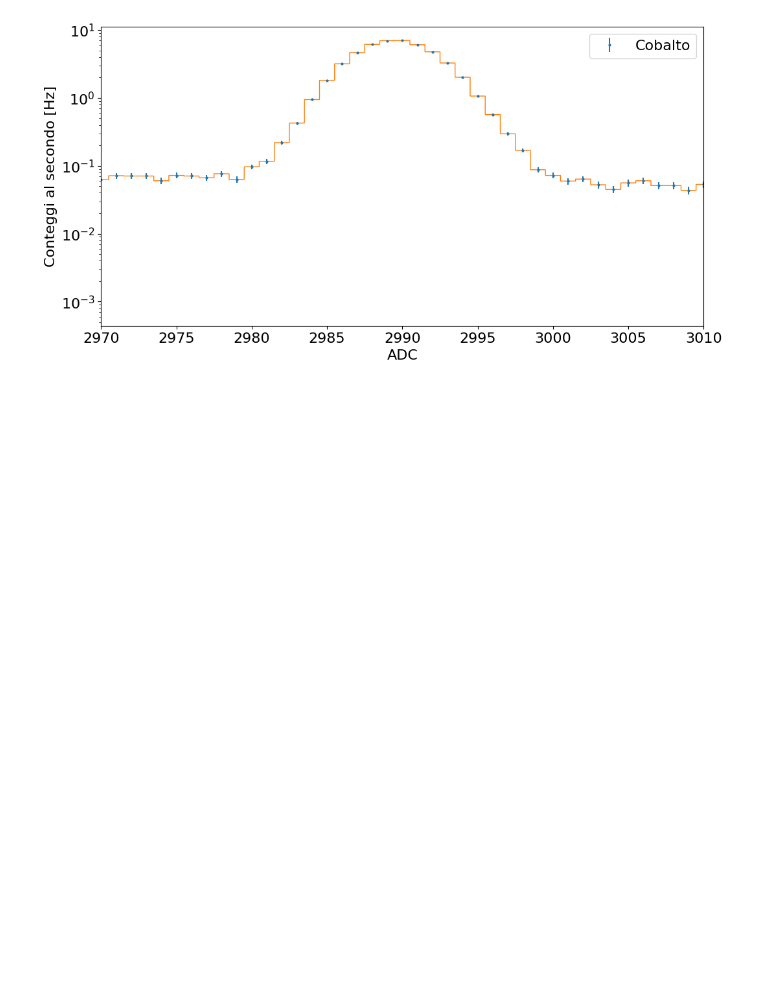
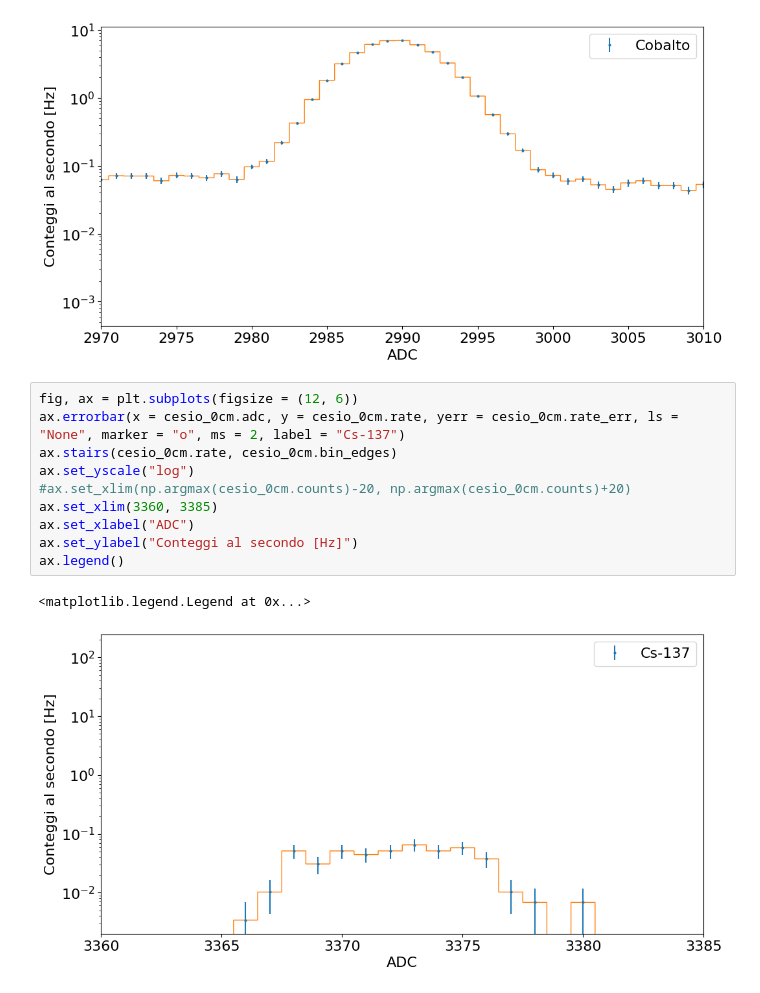
Before and after one commit to cerasole/EnvironmentalRadioactivity, a Jupyter notebook: Notebooks/HPGe.ipynb, the cells around one changed output. Cells and saved outputs as stored; diff of their text form; blank space fills up the shorter version.

```diff
--- a/Notebooks/HPGe.ipynb
+++ b/Notebooks/HPGe.ipynb
@@ -81,3 +81,16 @@ ax.legend()
 # %% [output]
 <matplotlib.legend.Legend at 0x...>
 [figure]
+# %%
+fig, ax = plt.subplots(figsize = (12, 6))
+ax.errorbar(x = cesio_0cm.adc, y = cesio_0cm.rate, yerr = cesio_0cm.rate_err, ls = "None", marker = "o", ms = 2, label = "Cs-137")
+ax.stairs(cesio_0cm.rate, cesio_0cm.bin_edges)
+ax.set_yscale("log")
+#ax.set_xlim(np.argmax(cesio_0cm.counts)-20, np.argmax(cesio_0cm.counts)+20)
+ax.set_xlim(3360, 3385)
+ax.set_xlabel("ADC")
+ax.set_ylabel("Conteggi al secondo [Hz]")
+ax.legend()
+# %% [output]
+<matplotlib.legend.Legend at 0x...>
+[figure, added]
```
Also changed, not shown: parts of 4 cells of this notebook.
